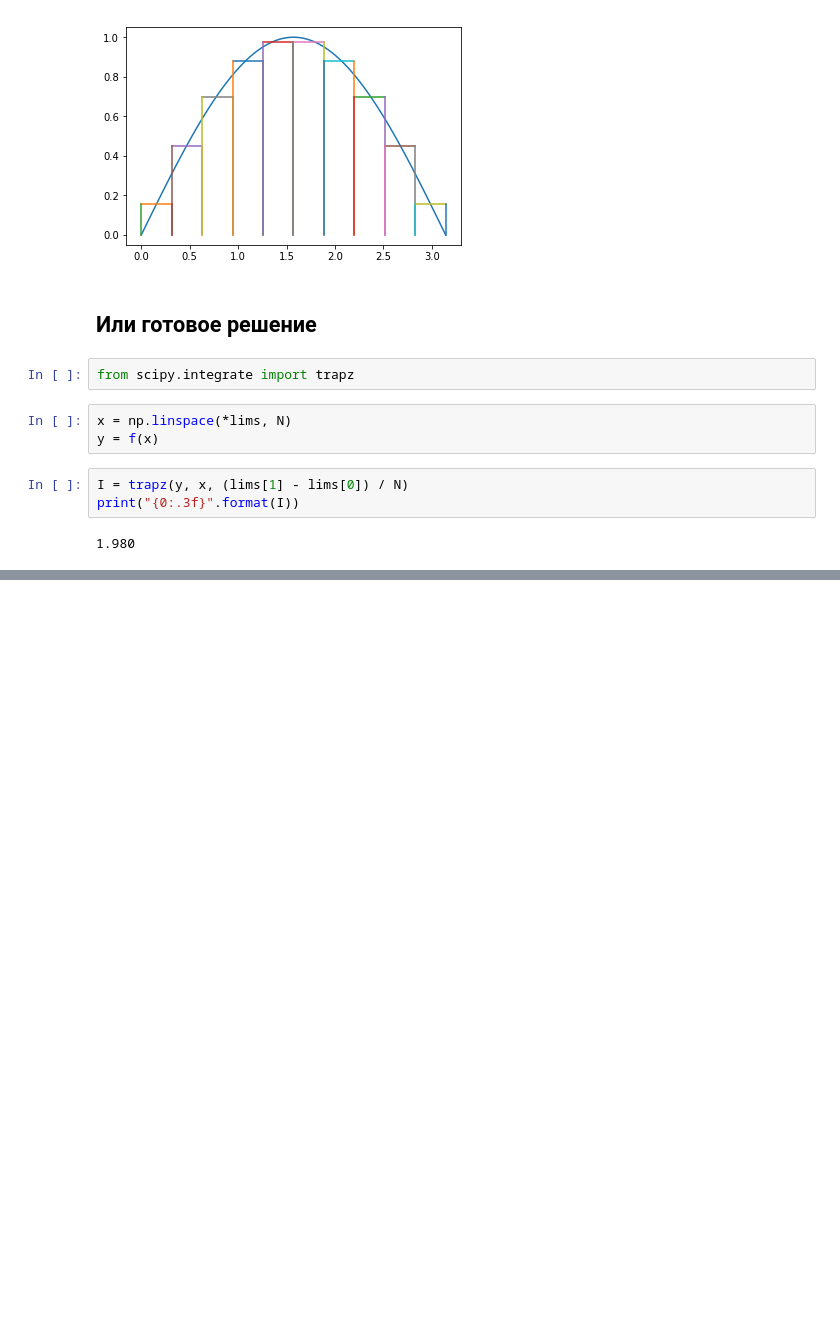
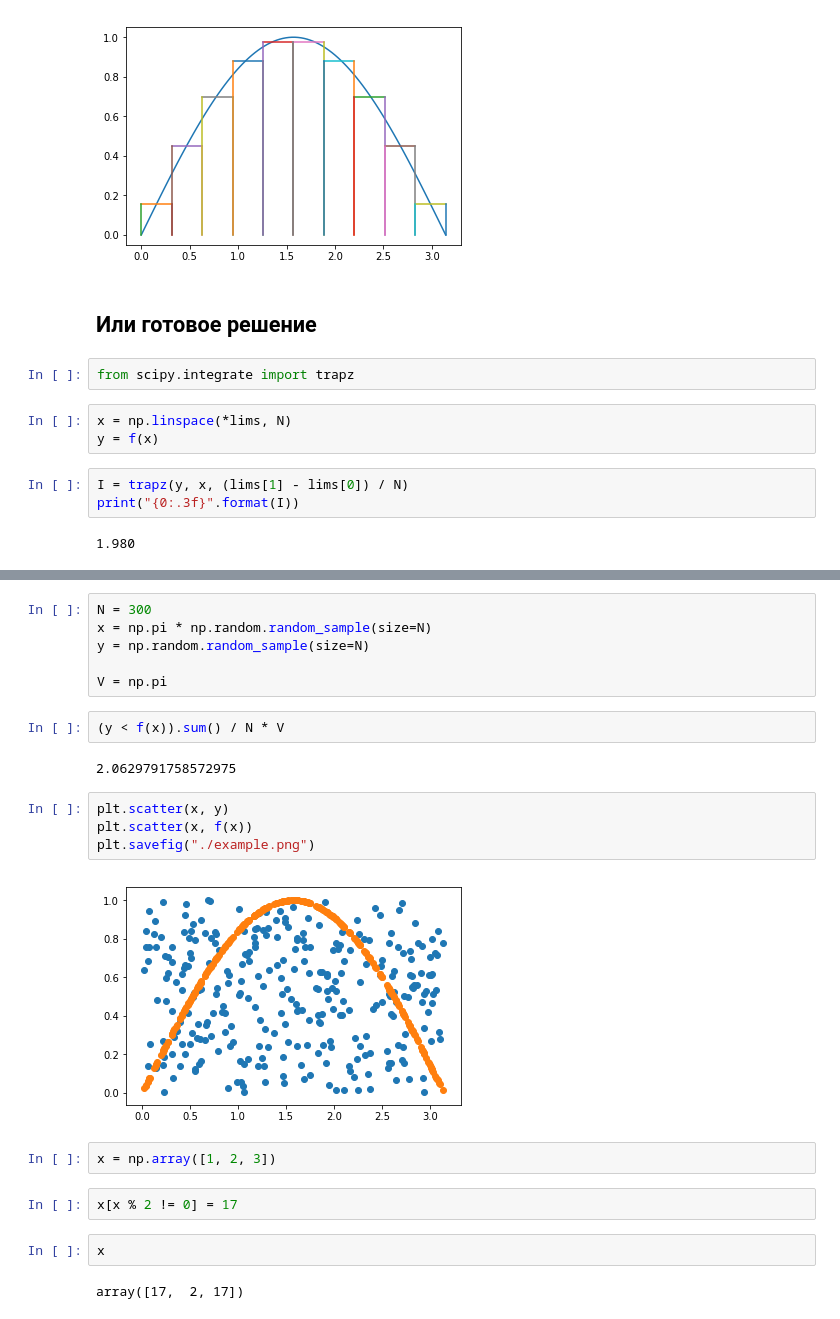
Before and after one commit to gmorgachev/python_intro, a Jupyter notebook: computation_math.ipynb, the cells around one changed output, grey strips where cells are left out. Cells and saved outputs as stored; diff of their text form; blank space fills up the shorter version.

```diff
--- a/computation_math.ipynb
+++ b/computation_math.ipynb
@@ -54,0 +74,24 @@ print("{0:.3f}".format(I))
+# %%
+N = 300
+x = np.pi * np.random.random_sample(size=N)
+y = np.random.random_sample(size=N)
+
+V = np.pi
+# %%
+(y < f(x)).sum() / N * V
+# %% [output]
+2.0629791758572975
+# %%
+plt.scatter(x, y)
+plt.scatter(x, f(x))
+plt.savefig("./example.png")
+# %% [output]
+[figure, added]
+# %%
+x = np.array([1, 2, 3])
+# %%
+x[x % 2 != 0] = 17
+# %%
+x
+# %% [output]
+array([17,  2, 17])
```
Also changed, not shown: parts of 11 cells of this notebook, 7 other files.
